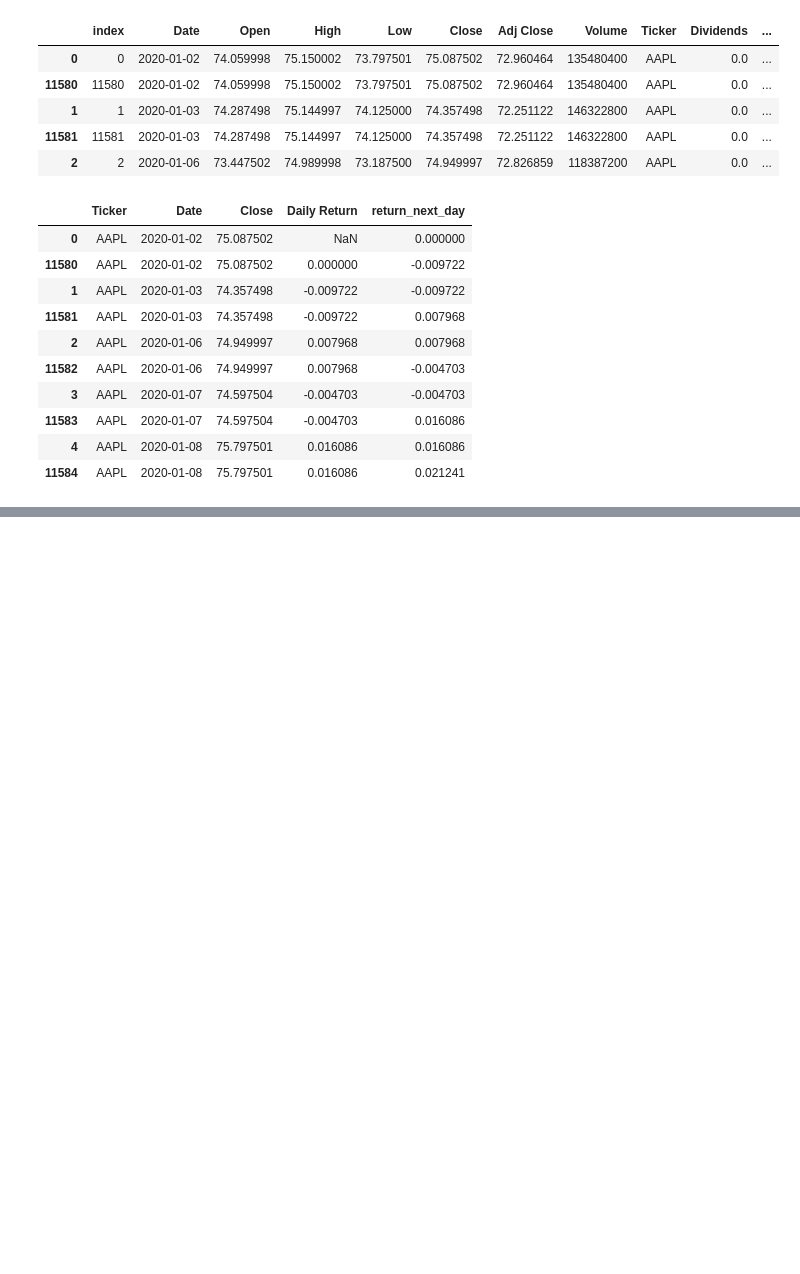
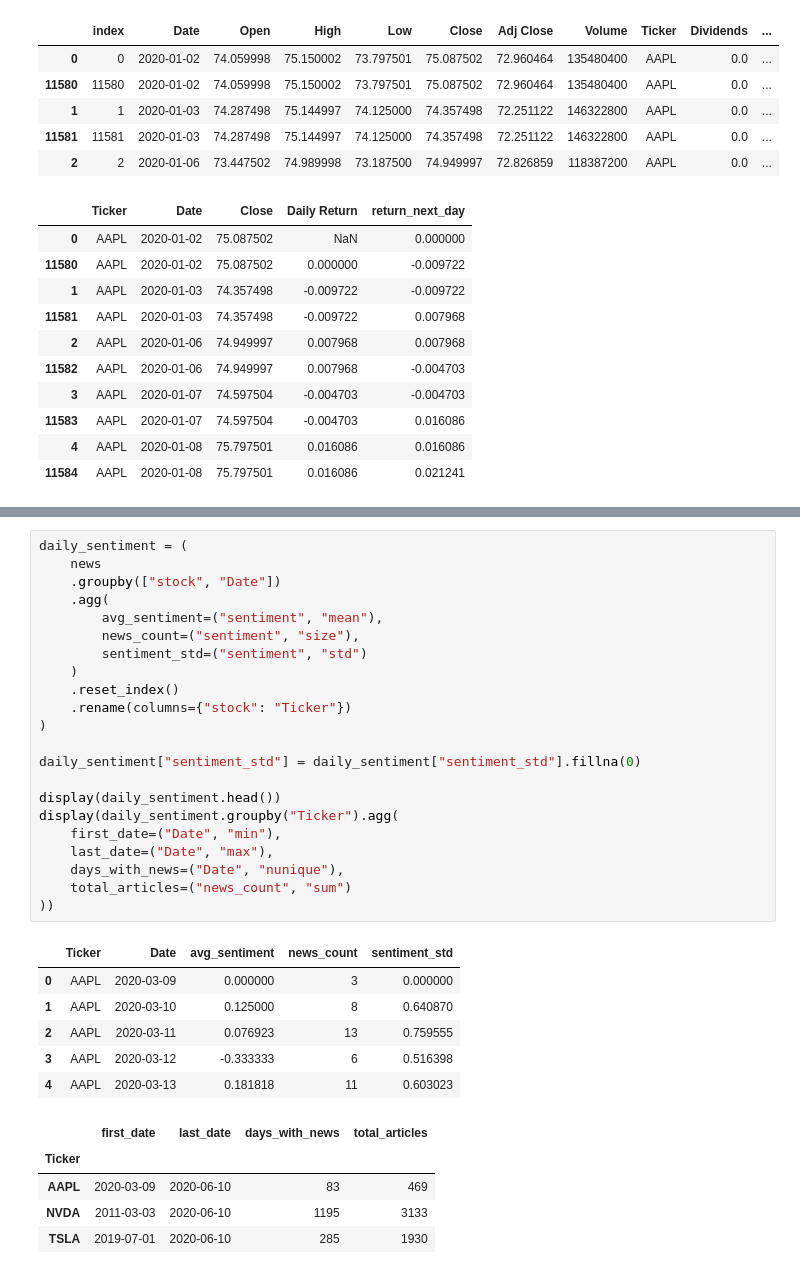
Before and after one commit to mtodoroff/DataScienceSoftuni, a Jupyter notebook: Financial_News_Stock_Market_Sentiment_Project.ipynb, the cells around one changed output, grey strips where cells are left out. Cells and saved outputs as stored; diff of their text form; blank space fills up the shorter version.

```diff
--- a/Financial_News_Stock_Market_Sentiment_Project.ipynb
+++ b/Financial_News_Stock_Market_Sentiment_Project.ipynb
@@ -336,0 +420,34 @@ display(stock[["Ticker", "Date", "Close", "Daily Return", "return_next_day"]].he
+# %%
+daily_sentiment = (
+    news
+    .groupby(["stock", "Date"])
+    .agg(
+        avg_sentiment=("sentiment", "mean"),
+        news_count=("sentiment", "size"),
+        sentiment_std=("sentiment", "std")
+    )
+    .reset_index()
+    .rename(columns={"stock": "Ticker"})
+)
+
+daily_sentiment["sentiment_std"] = daily_sentiment["sentiment_std"].fillna(0)
+
+display(daily_sentiment.head())
+display(daily_sentiment.groupby("Ticker").agg(
+    first_date=("Date", "min"),
+    last_date=("Date", "max"),
+    days_with_news=("Date", "nunique"),
+    total_articles=("news_count", "sum")
+))
+# %% [output]
+|  | Ticker | Date | avg_sentiment | news_count | sentiment_std |
+| 0 | AAPL | 2020-03-09 | 0.000000 | 3 | 0.000000 |
+| 1 | AAPL | 2020-03-10 | 0.125000 | 8 | 0.640870 |
+| 2 | AAPL | 2020-03-11 | 0.076923 | 13 | 0.759555 |
+| 3 | AAPL | 2020-03-12 | -0.333333 | 6 | 0.516398 |
+| 4 | AAPL | 2020-03-13 | 0.181818 | 11 | 0.603023 |
+|  | first_date | last_date | days_with_news | total_articles |
+| Ticker |  |  |  |  |
+| AAPL | 2020-03-09 | 2020-06-10 | 83 | 469 |
+| NVDA | 2011-03-03 | 2020-06-10 | 1195 | 3133 |
+| TSLA | 2019-07-01 | 2020-06-10 | 285 | 1930 |
```
Also changed, not shown: parts of 3 cells of this notebook.
